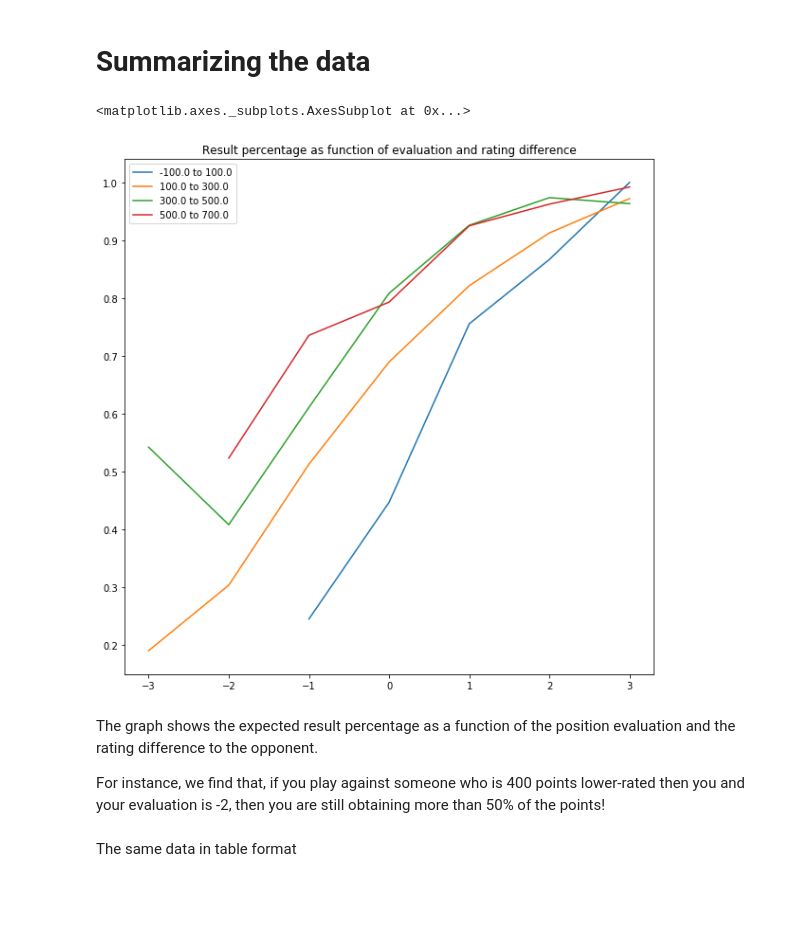
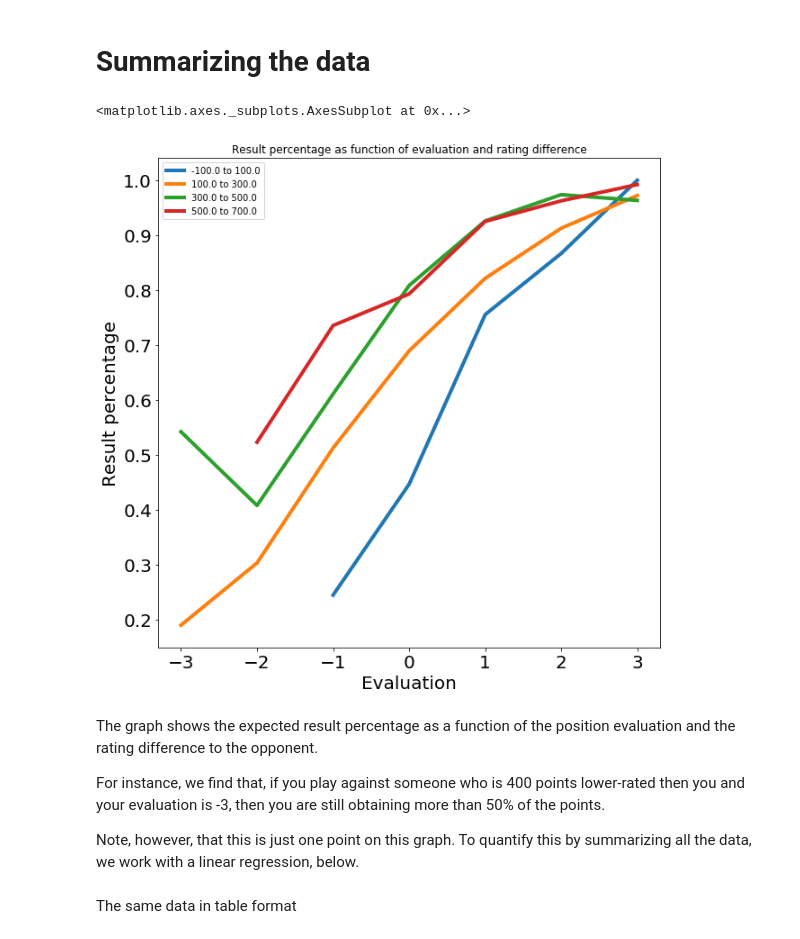
Before and after one commit to cgoldammer/chess-analysis, a Jupyter notebook: game_result_by_evaluation.ipynb, the cells around one changed output. Saved outputs shown, nothing was run; the diff lists cells and outputs as text; code cells hidden in the pictures; blank space fills up the shorter version.

```diff
--- a/game_result_by_evaluation.ipynb
+++ b/game_result_by_evaluation.ipynb
@@ -115,19 +115,27 @@ def group_name(v):
     return '%s to %s' % (v*200-100, v*200+100)
 table.columns = [group_name(v) for v in table.columns.get_level_values(1)]
 # %%
+fig, ax = plt.subplots()
+ax.set_xlabel("Evaluation", fontsize=20)
+ax.set_ylabel("Result percentage", fontsize=20)
 settings = {
     'title': "Result percentage as function of evaluation and rating difference",
+    'fontsize': 20,
     'legend': True,
-    'figsize': (10, 10)
+    'figsize': (10, 10),
+    'lw': 4,
+    'ax': ax
 }
 table.plot(**settings)
 # %% [output]
 <matplotlib.axes._subplots.AxesSubplot at 0x...>
-[figure, old version]
+[figure, new version]
 # %% [markdown]
 The graph shows the expected result percentage as a function of the position evaluation and the rating difference to the opponent.
 
-For instance, we find that, if you play against someone who is 400 points lower-rated then you and your evaluation is -2, then you are still obtaining more than 50% of the points!
+For instance, we find that, if you play against someone who is 400 points lower-rated then you and your evaluation is -3, then you are still obtaining more than 50% of the points.
+
+Note, however, that this is just one point on this graph. To quantify this by summarizing all the data, we work with a linear regression, below.
 # %% [markdown]
 The same data in table format
 # %%
```
Also changed, not shown: parts of 4 cells of this notebook.
